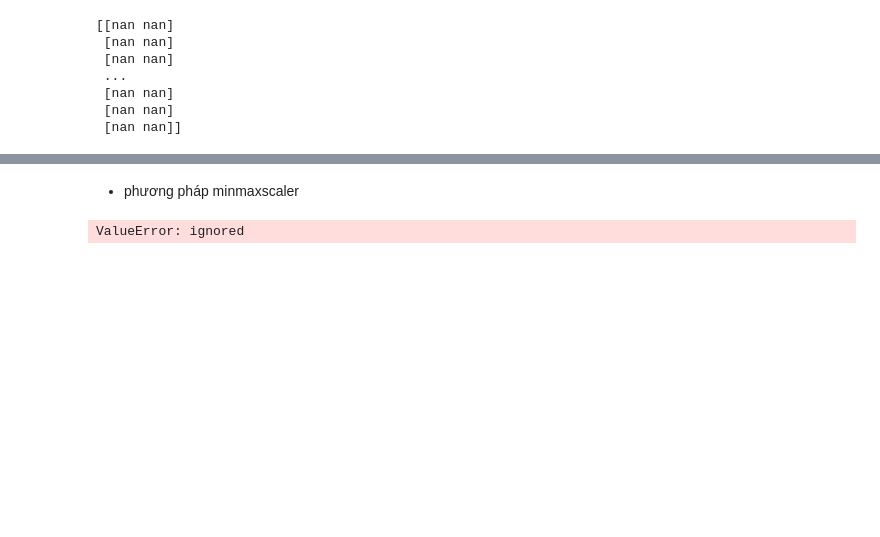
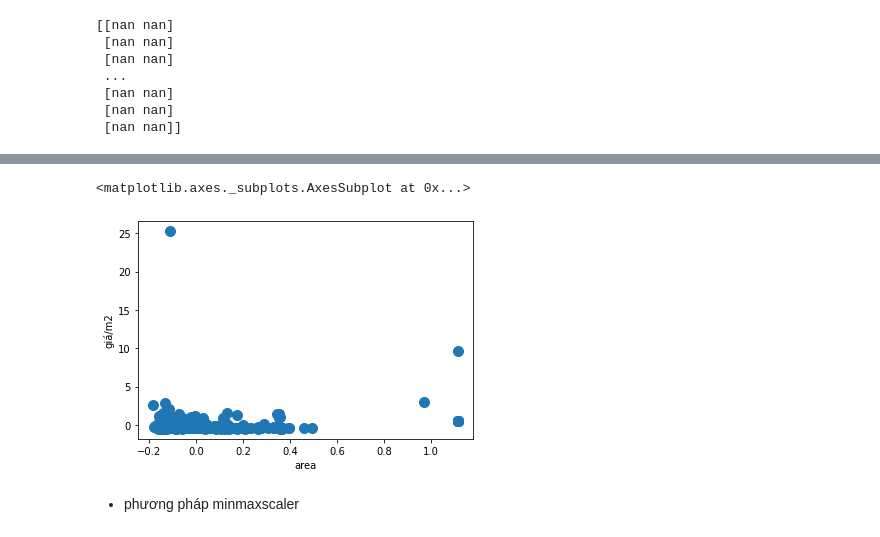
Before and after one commit to tranhuuan170302/Tran-Huu-An-data-analyst, a Jupyter notebook: Phân_tích_bộ_dữ_liệu_housePrice_dongda.ipynb, the cells around one changed output, grey strips where cells are left out. Saved outputs shown, nothing was run; the diff lists cells and outputs as text; code cells hidden in the pictures; blank space fills up the shorter version.

```diff
--- a/Phân_tích_bộ_dữ_liệu_housePrice_dongda.ipynb
+++ b/Phân_tích_bộ_dữ_liệu_housePrice_dongda.ipynb
@@ -227,0 +339,4 @@ print(z)
+# %%
+df_s = s_scaler.fit_transform(df_center.loc[:, ['area', 'giá/m2']])
+# %%
+df = pd.DataFrame(df_s)
@@ -228,9 +352,16 @@ print(z)
+# %%
+df_center['giá/m2'] = df[1]
+# %%
+df_center['area'] = df[0]
+# %%
+df_center.plot.scatter(x = 'area', y = 'giá/m2', s = 100)
+# %% [output]
+<matplotlib.axes._subplots.AxesSubplot at 0x...>
+[figure, added]
 # %% [markdown]
 - phương pháp minmaxscaler
 # %%
 from sklearn.preprocessing import MinMaxScaler
 # %%
 scaler = MinMaxScaler()
-df_s = scaler.fit_transform(df_center.loc[:,['area', 'giá/m2']])
+df_s1 = scaler.fit_transform(df_center.loc[:,['area', 'giá/m2']])
-# %% [output]
-ValueError: ignored
```
Also changed, not shown: parts of 21 cells of this notebook.
